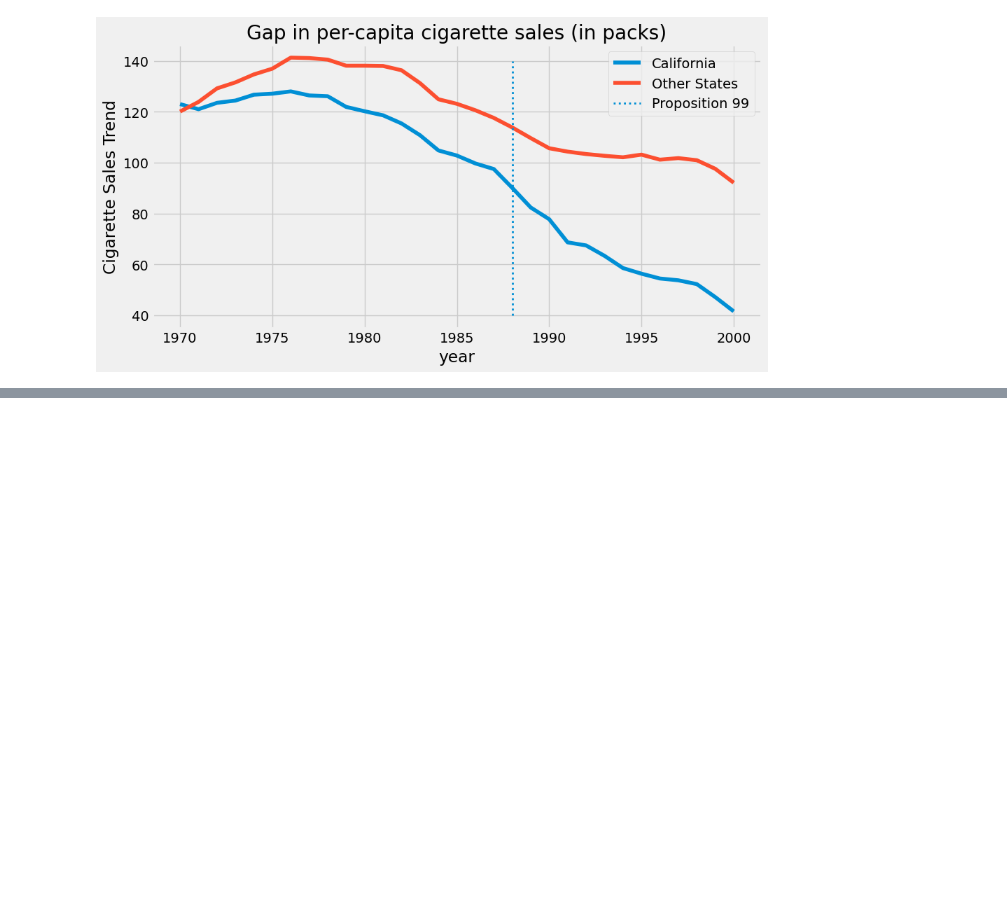
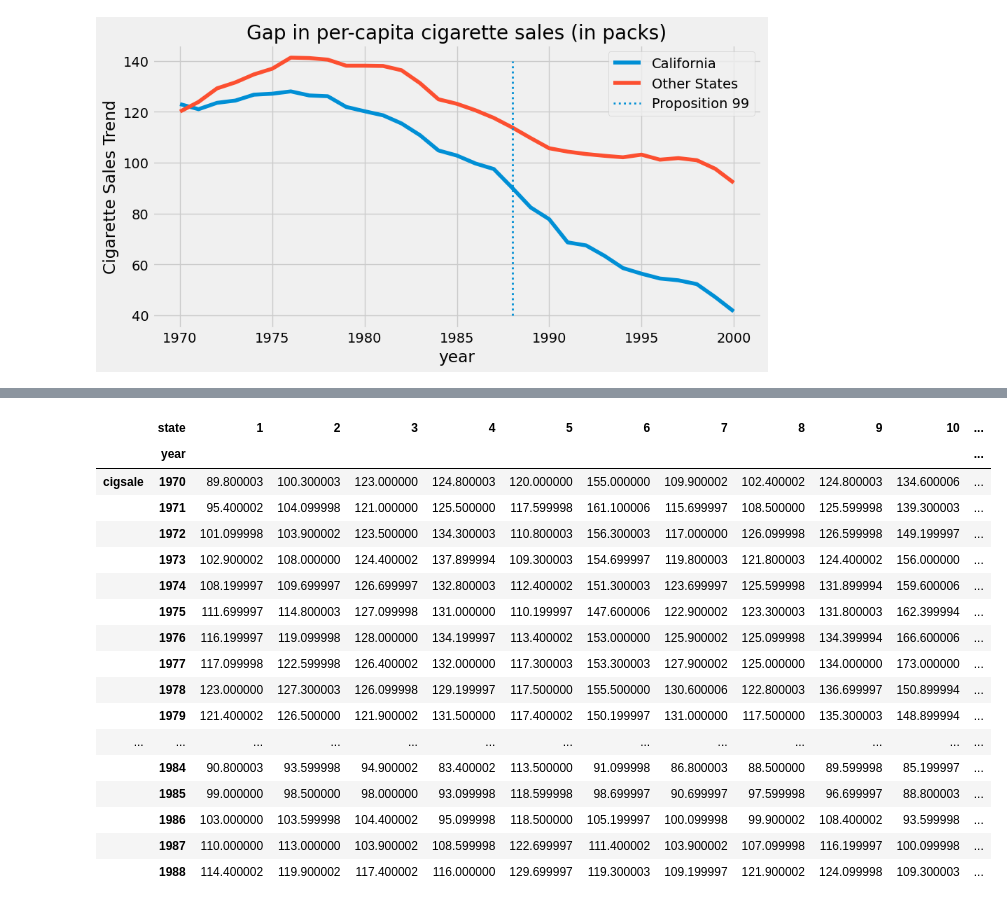
Before and after one commit to orionstar1987/python-causality-handbook, a Jupyter notebook: causal-inference-for-the-brave-and-true/00.Useful-Scripts.ipynb, the cells around one changed output, grey strips where cells are left out. Cells and saved outputs as stored; diff of their text form; code cells hidden in the pictures; blank space fills up the shorter version.

```diff
--- a/causal-inference-for-the-brave-and-true/00.Useful-Scripts.ipynb
+++ b/causal-inference-for-the-brave-and-true/00.Useful-Scripts.ipynb
@@ -18,7 +18,7 @@ from sklearn.linear_model import LogisticRegression, LinearRegression
 %matplotlib inline
 
 style.use("fivethirtyeight")
-pd.set_option("display.max_columns", 6)
+pd.set_option("display.max_columns", None)
 # %% [markdown]
 ## Joblib: parallelization
 # %% [markdown]
@@ -461,0 +471,27 @@ plt.legend();
+# %%
+features = ["cigsale", "retprice"]
+
+inverted = (cigar.query("~after_treatment") # filter pre-intervention period
+            .pivot(index='state', columns="year", values = features) # make one column per year and one row per state
+            .T) # flip the table to have one column per state
+
+inverted
+# %% [output]
+|  | state | 1 | 2 | 3 | 4 | 5 | 6 | 7 | 8 | 9 | 10 | ... |
+|  | year |  |  |  |  |  |  |  |  |  |  | ... |
+| cigsale | 1970 | 89.800003 | 100.300003 | 123.000000 | 124.800003 | 120.000000 | 155.000000 | 109.900002 | 102.400002 | 124.800003 | 134.600006 | ... |
+|  | 1971 | 95.400002 | 104.099998 | 121.000000 | 125.500000 | 117.599998 | 161.100006 | 115.699997 | 108.500000 | 125.599998 | 139.300003 | ... |
+|  | 1972 | 101.099998 | 103.900002 | 123.500000 | 134.300003 | 110.800003 | 156.300003 | 117.000000 | 126.099998 | 126.599998 | 149.199997 | ... |
+|  | 1973 | 102.900002 | 108.000000 | 124.400002 | 137.899994 | 109.300003 | 154.699997 | 119.800003 | 121.800003 | 124.400002 | 156.000000 | ... |
+|  | 1974 | 108.199997 | 109.699997 | 126.699997 | 132.800003 | 112.400002 | 151.300003 | 123.699997 | 125.599998 | 131.899994 | 159.600006 | ... |
+|  | 1975 | 111.699997 | 114.800003 | 127.099998 | 131.000000 | 110.199997 | 147.600006 | 122.900002 | 123.300003 | 131.800003 | 162.399994 | ... |
+|  | 1976 | 116.199997 | 119.099998 | 128.000000 | 134.199997 | 113.400002 | 153.000000 | 125.900002 | 125.099998 | 134.399994 | 166.600006 | ... |
+|  | 1977 | 117.099998 | 122.599998 | 126.400002 | 132.000000 | 117.300003 | 153.300003 | 127.900002 | 125.000000 | 134.000000 | 173.000000 | ... |
+|  | 1978 | 123.000000 | 127.300003 | 126.099998 | 129.199997 | 117.500000 | 155.500000 | 130.600006 | 122.800003 | 136.699997 | 150.899994 | ... |
+|  | 1979 | 121.400002 | 126.500000 | 121.900002 | 131.500000 | 117.400002 | 150.199997 | 131.000000 | 117.500000 | 135.300003 | 148.899994 | ... |
+| ... | ... | ... | ... | ... | ... | ... | ... | ... | ... | ... | ... | ... |
+|  | 1984 | 90.800003 | 93.599998 | 94.900002 | 83.400002 | 113.500000 | 91.099998 | 86.800003 | 88.500000 | 89.599998 | 85.199997 | ... |
+|  | 1985 | 99.000000 | 98.500000 | 98.000000 | 93.099998 | 118.599998 | 98.699997 | 90.699997 | 97.599998 | 96.699997 | 88.800003 | ... |
+|  | 1986 | 103.000000 | 103.599998 | 104.400002 | 95.099998 | 118.500000 | 105.199997 | 100.099998 | 99.900002 | 108.400002 | 93.599998 | ... |
+|  | 1987 | 110.000000 | 113.000000 | 103.900002 | 108.599998 | 122.699997 | 111.400002 | 103.900002 | 107.099998 | 116.199997 | 100.099998 | ... |
+|  | 1988 | 114.400002 | 119.900002 | 117.400002 | 116.000000 | 129.699997 | 119.300003 | 109.199997 | 121.900002 | 124.099998 | 109.300003 | ... |
```
Also changed, not shown: parts of 1 cell of this notebook.
